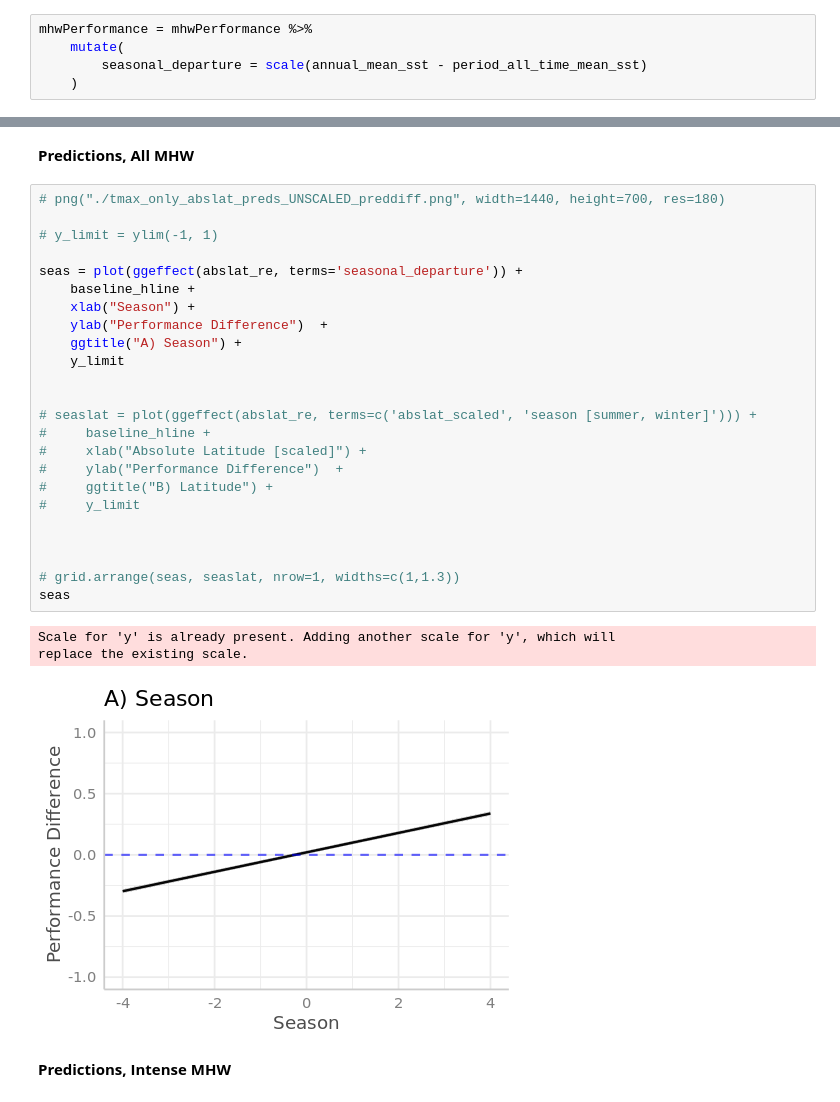
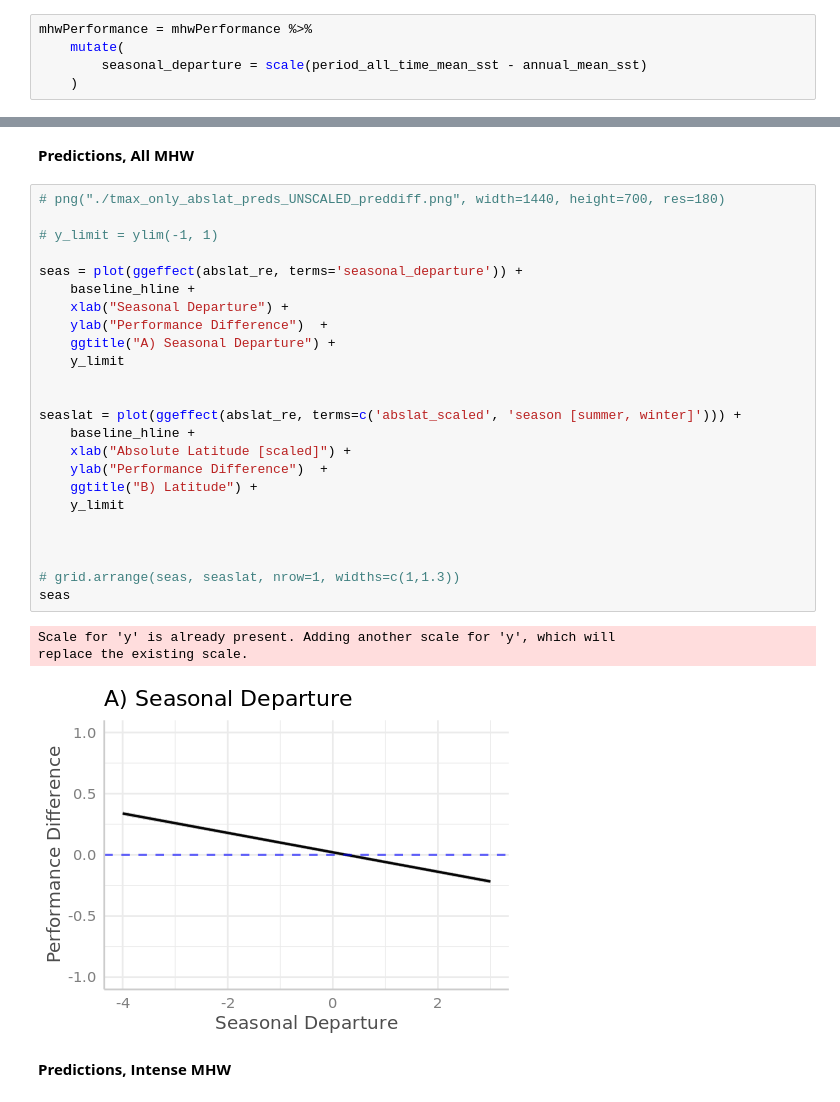
Before and after one commit to HuckleyLab/phyto-mhw, a Jupyter notebook: analysis/modeling/Phytoplankton-LMM-no-seasons.ipynb, the cells around one changed output, grey strips where cells are left out. Cells and saved outputs as stored; diff of their text form.

Commit message:
rework models to use seasonal ddeparture instead of 'season'

```diff
--- a/analysis/modeling/Phytoplankton-LMM-no-seasons.ipynb
+++ b/analysis/modeling/Phytoplankton-LMM-no-seasons.ipynb
@@ -86,7 +104,7 @@ names(mhwPerformance)
 # %%
 mhwPerformance = mhwPerformance %>%
     mutate(
-        seasonal_departure = scale(annual_mean_sst - period_all_time_mean_sst)
+        seasonal_departure = scale(period_all_time_mean_sst - annual_mean_sst)
     )
 # %% [markdown]
 We'll clean up by dropping NAs and `Inf`s
@@ -379,31 +398,31 @@ tab_model(
 # %%
 # png("./tmax_only_abslat_preds_UNSCALED_preddiff.png", width=1440, height=700, res=180)
 
 # y_limit = ylim(-1, 1)
 
 seas = plot(ggeffect(abslat_re, terms='seasonal_departure')) +
     baseline_hline +
-    xlab("Season") +
+    xlab("Seasonal Departure") +
     ylab("Performance Difference")  +
-    ggtitle("A) Season") +
+    ggtitle("A) Seasonal Departure") +
     y_limit
 
 
-# seaslat = plot(ggeffect(abslat_re, terms=c('abslat_scaled', 'season [summer, winter]'))) +
-#     baseline_hline +
-#     xlab("Absolute Latitude [scaled]") +
-#     ylab("Performance Difference")  +
-#     ggtitle("B) Latitude") +
-#     y_limit
+seaslat = plot(ggeffect(abslat_re, terms=c('abslat_scaled', 'season [summer, winter]'))) +
+    baseline_hline +
+    xlab("Absolute Latitude [scaled]") +
+    ylab("Performance Difference")  +
+    ggtitle("B) Latitude") +
+    y_limit
 
 
 
 # grid.arrange(seas, seaslat, nrow=1, widths=c(1,1.3))
 seas
 # %% [output]
 Scale for 'y' is already present. Adding another scale for 'y', which will
 replace the existing scale.
-[figure, old version]
+[figure, new version]
 # %% [markdown]
 **Predictions, Intense MHW**
 # %%
```
Also changed, not shown: parts of 13 cells of this notebook.
